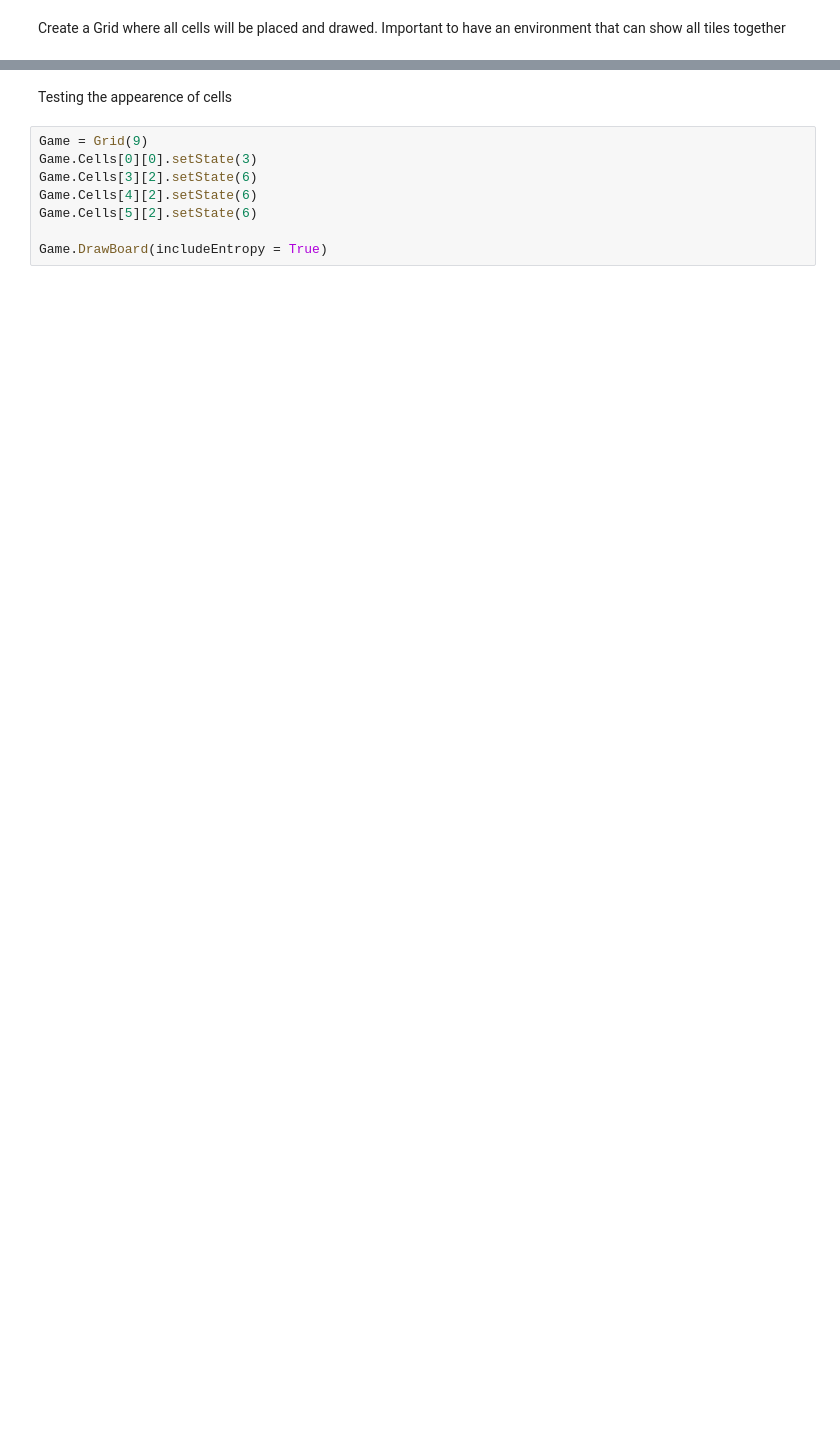
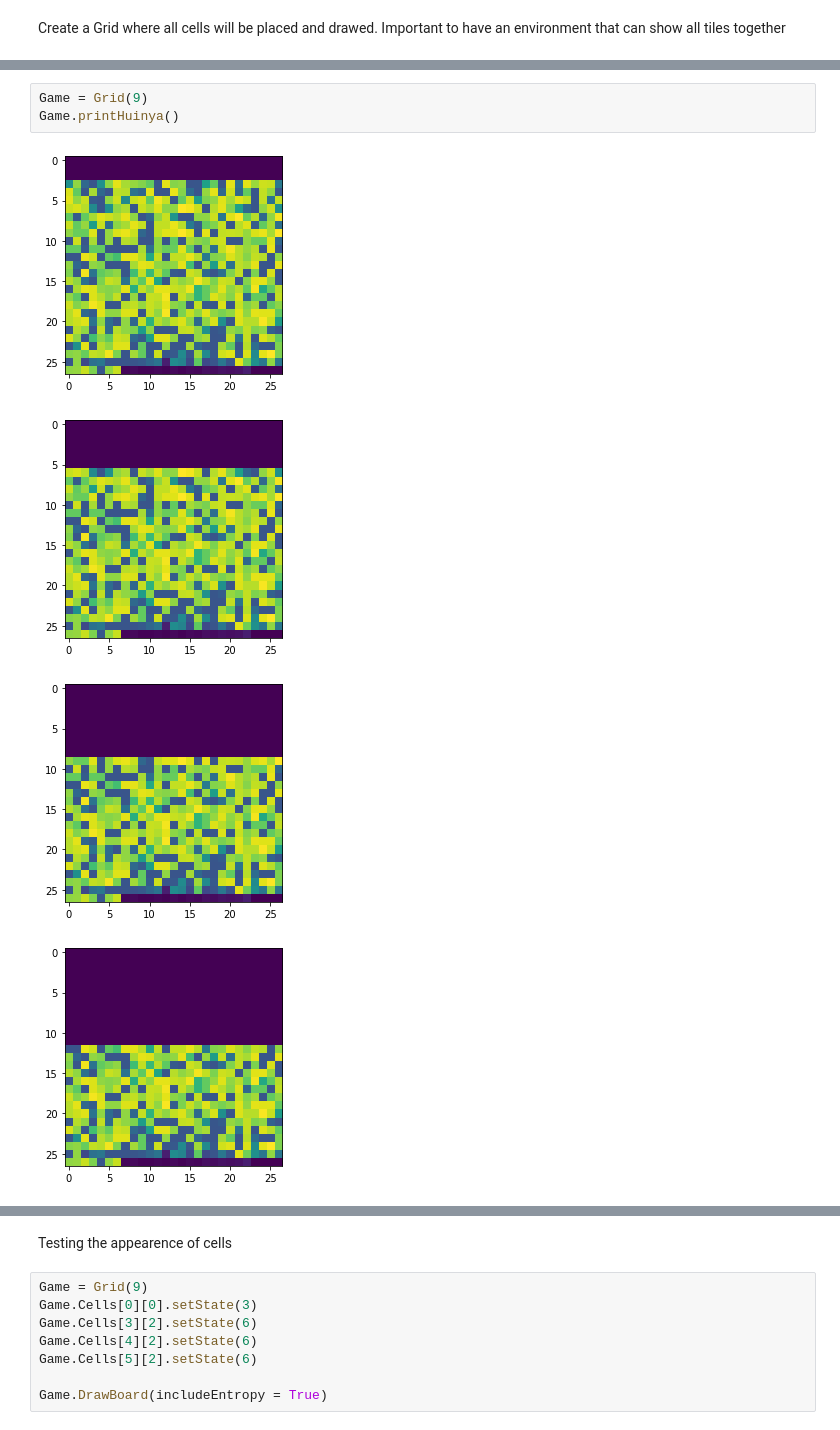
Before and after one commit to thoroc/Wave-Function-Collapse-Grid-World-Maze, a Jupyter notebook: Wave_Function_Collapse.ipynb, the cells around one changed output, grey strips where cells are left out. Saved outputs shown, nothing was run; the diff lists cells and outputs as text; blank space fills up the shorter version.

```diff
--- a/Wave_Function_Collapse.ipynb
+++ b/Wave_Function_Collapse.ipynb
@@ -408,0 +426,8 @@ class Grid():
+# %%
+Game = Grid(9)
+Game.printHuinya()
+# %% [output]
+[figure, added]
+[figure, added]
+[figure, added]
+[figure, added]
```
Also changed, not shown: parts of 9 cells of this notebook.
